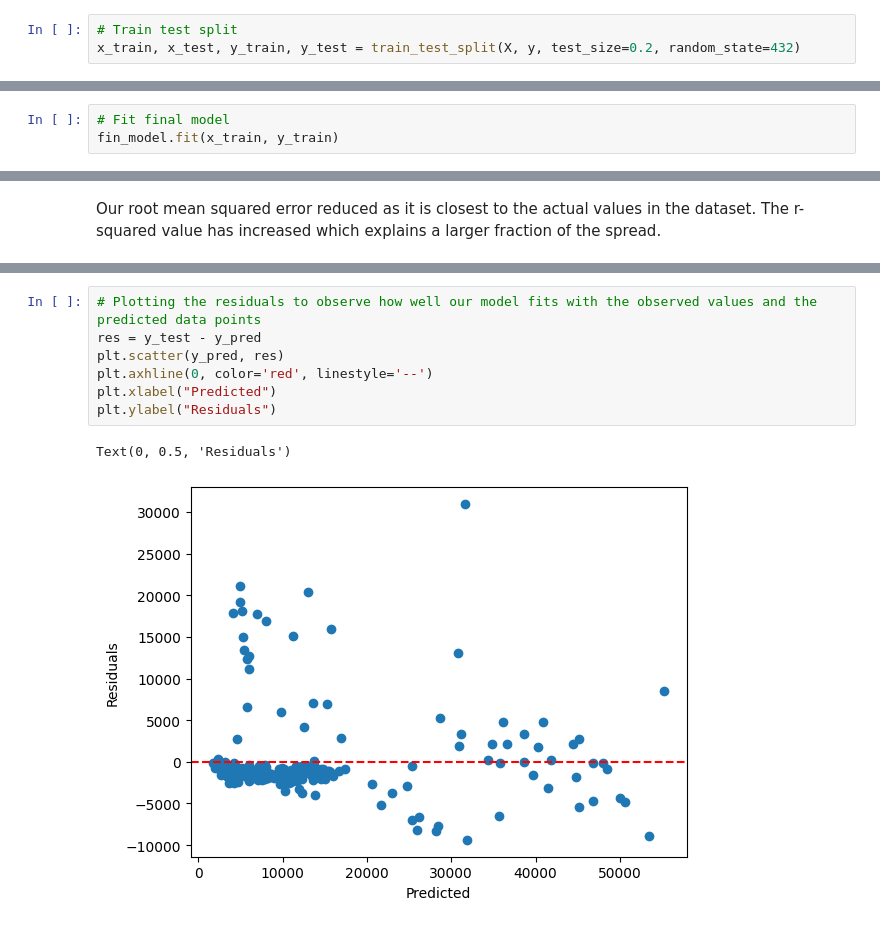
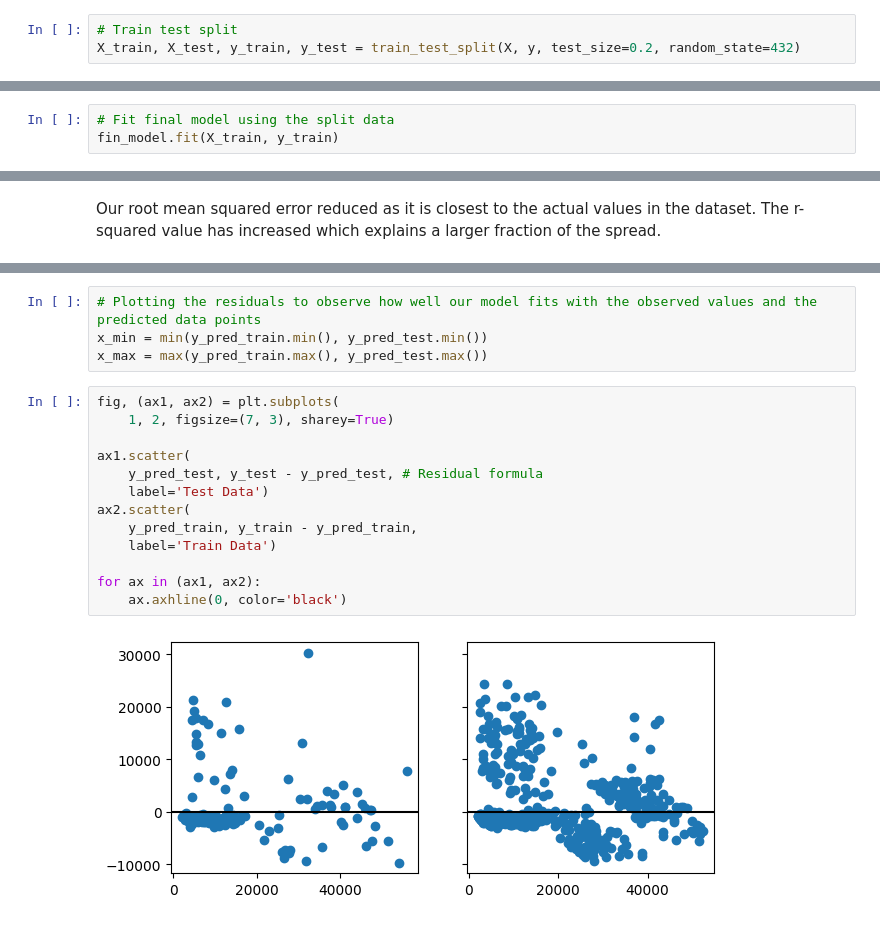
Before and after one commit to AngelX62/ml_Medical_Cost, a Jupyter notebook: medical_cost_pred.ipynb, the cells around one changed output, grey strips where cells are left out. Saved outputs shown, nothing was run; the diff lists cells and outputs as text.

```diff
--- a/medical_cost_pred.ipynb
+++ b/medical_cost_pred.ipynb
@@ -128,6 +128,6 @@ y
 Name: charges, Length: 1338, dtype: float64
 # %%
 # Train test split
-x_train, x_test, y_train, y_test = train_test_split(X, y, test_size=0.2, random_state=432)
+X_train, X_test, y_train, y_test = train_test_split(X, y, test_size=0.2, random_state=432)
 # %%
 # Train model by using training data to learn best intercept and slope
@@ -236,8 +236,8 @@ fin_model = make_pipeline(FunctionTransformer(np.log1p, validate=True),
                           LinearRegression()
                          )
 # %%
-# Fit final model
-fin_model.fit(x_train, y_train)
+# Fit final model using the split data
+fin_model.fit(X_train, y_train)
 # %% [output]
 Pipeline(steps=[('functiontransformer',
                  FunctionTransformer(func=<ufunc 'log1p'>, validate=True)),
@@ -267,10 +268,19 @@ plt.show()
 # %%
 # Plotting the residuals to observe how well our model fits with the observed values and the predicted data points
-res = y_test - y_pred
-plt.scatter(y_pred, res)
-plt.axhline(0, color='red', linestyle='--')
-plt.xlabel("Predicted")
-plt.ylabel("Residuals")
+x_min = min(y_pred_train.min(), y_pred_test.min())
+x_max = max(y_pred_train.max(), y_pred_test.max())
-# %% [output]
-Text(0, 0.5, 'Residuals')
-[figure, removed]
+# %%
+fig, (ax1, ax2) = plt.subplots(
+    1, 2, figsize=(7, 3), sharey=True)
+
+ax1.scatter(
+    y_pred_test, y_test - y_pred_test, # Residual formula
+    label='Test Data')
+ax2.scatter(
+    y_pred_train, y_train - y_pred_train,
+    label='Train Data')
+
+for ax in (ax1, ax2):
+    ax.axhline(0, color='black')
+# %% [output]
+[figure, added]
```
Also changed, not shown: parts of 10 cells of this notebook.
